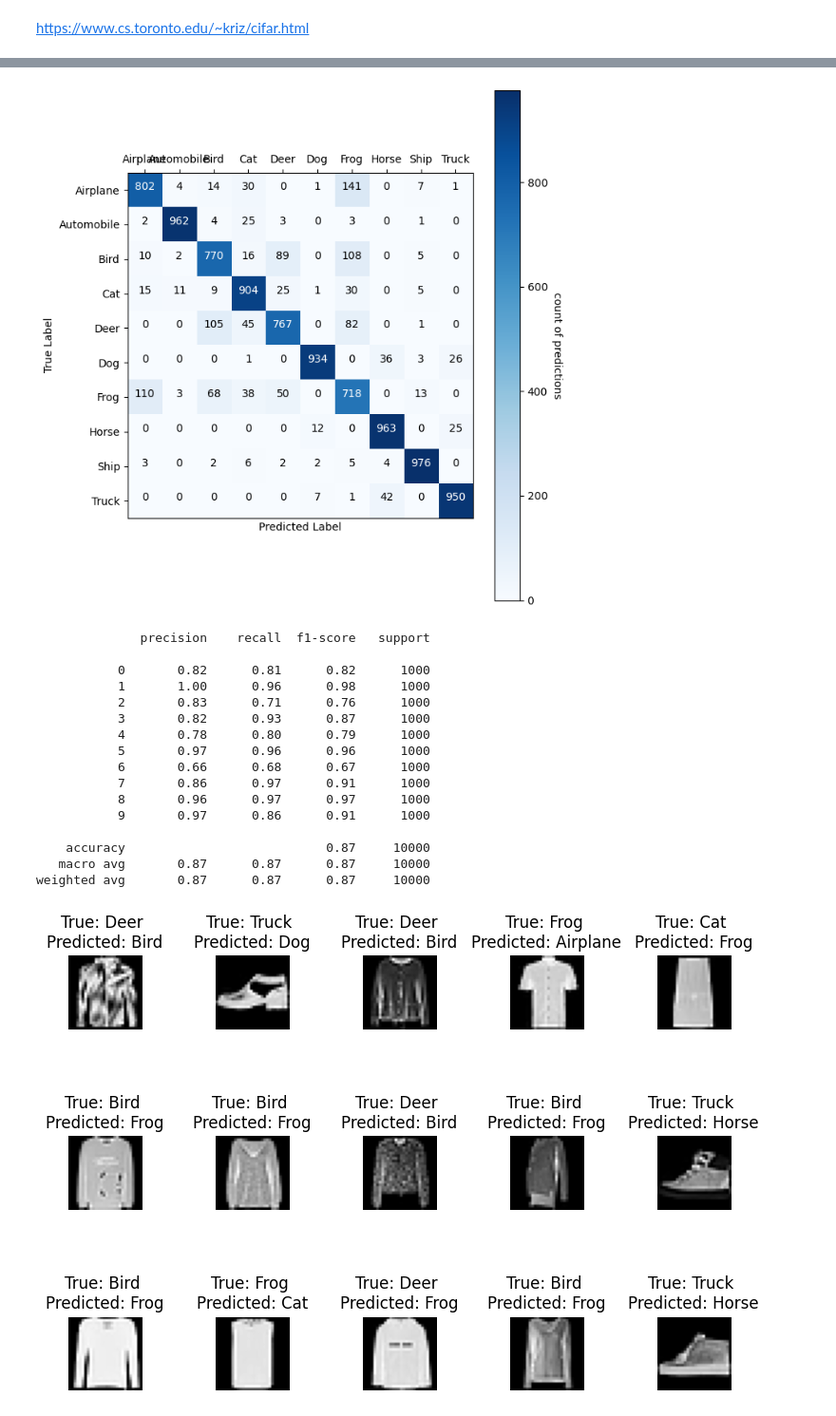
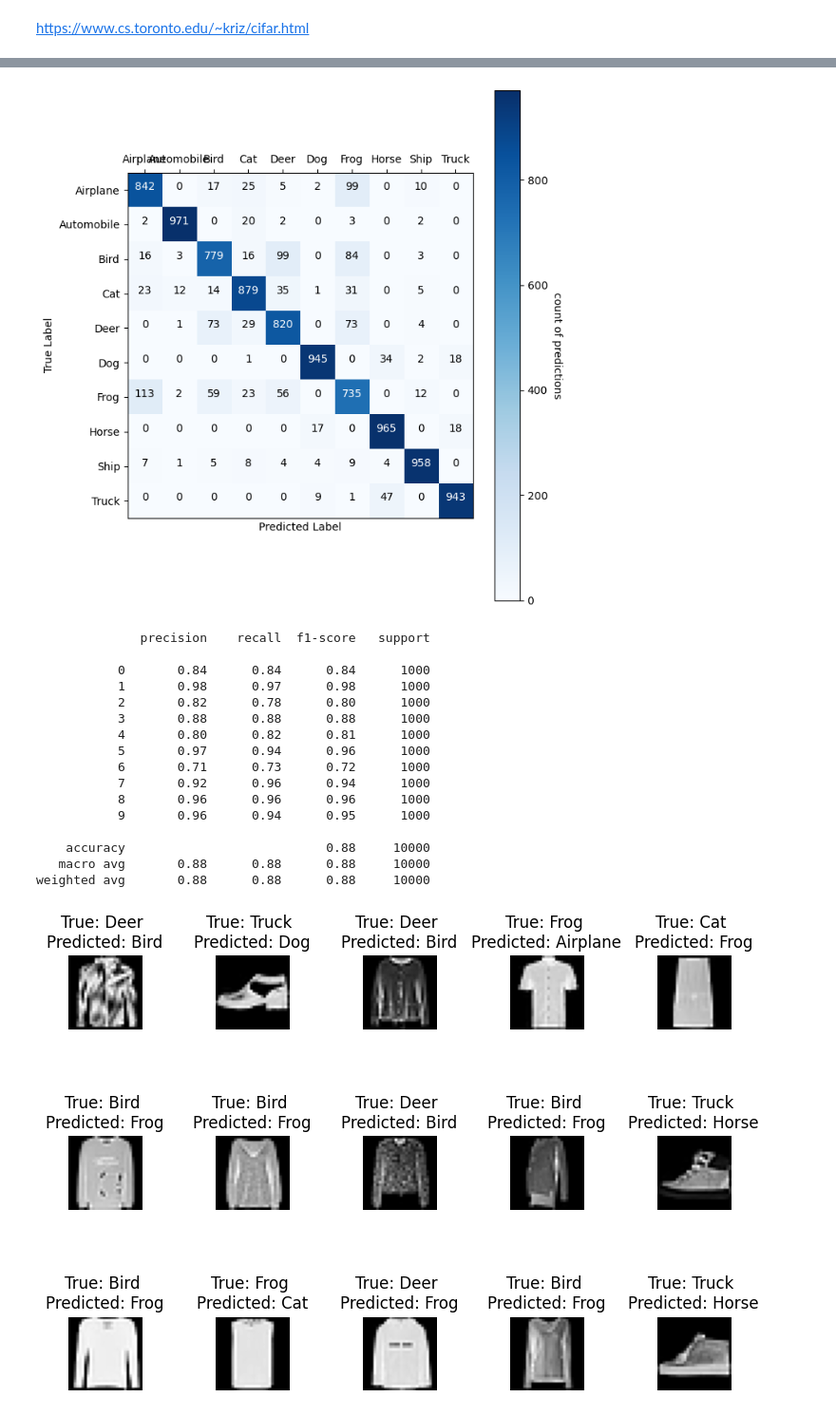
Before and after one commit to meysam-aghili/ANN, a Jupyter notebook: fashion_mnist/fashion_mnist.ipynb, the cells around one changed output, grey strips where cells are left out. Shown at 95% size. Cells and saved outputs as stored; diff of their text form; code cells hidden in the pictures.

```diff
--- a/fashion_mnist/fashion_mnist.ipynb
+++ b/fashion_mnist/fashion_mnist.ipynb
@@ -12,8 +15,8 @@ from sklearn.metrics import confusion_matrix, classification_report
 # %%
 (x_train, y_train), (x_test, y_test) = tf.keras.datasets.fashion_mnist.load_data()
+y_train, y_test = tf.keras.utils.to_categorical(y_train, 10), tf.keras.utils.to_categorical(y_test, 10)
 x_train, x_test = x_train/255 , x_test/255
 x_train, x_val, y_train, y_val = train_test_split(x_train, y_train, test_size=0.15, shuffle=True)
-#y_train = tf.one_hot(y_train.astype(np.int32), depth=10)
 # %%
 # show image
 #img = Image.fromarray(x_train[1], 'RGB')
@@ -34,14 +39,14 @@ y_train.shape
 model = tf.keras.models.Sequential(
     [
         tf.keras.layers.Flatten(input_shape=(28,28)),
-        tf.keras.layers.Dense(60, activation="relu", name="layer1"),
-        tf.keras.layers.Dense(60, activation="relu", name="layer2"),
+        tf.keras.layers.Dense(200, activation="relu", name="layer1"),
+        #tf.keras.layers.Dense(60, activation="relu", name="layer2"),
         tf.keras.layers.Dense(10, activation="softmax", name="output_layer"),
     ]
 )
-model.compile(optimizer="rmsprop", loss="sparse_categorical_crossentropy", metrics=["accuracy"])
+model.compile(optimizer="sgd", loss="categorical_crossentropy", metrics=["accuracy"])
 EarlyStopping_callback = tf.keras.callbacks.EarlyStopping(patience=10, restore_best_weights=True)
 ModelCheckpoint_callback = tf.keras.callbacks.ModelCheckpoint(filepath="checkpoint", save_best_only=True)
 TensorBoard_callback = tf.keras.callbacks.TensorBoard(log_dir="logs")
-model_history = model.fit(x=x_train, y=y_train, epochs=50, batch_size=32, validation_data=(x_val, y_val), callbacks=[EarlyStopping_callback, ModelCheckpoint_callback, TensorBoard_callback])
+model_history = model.fit(x=x_train, y=y_train, epochs=200, batch_size=32, validation_data=(x_val, y_val), callbacks=[EarlyStopping_callback, ModelCheckpoint_callback, TensorBoard_callback])
 # %% [output]
@@ -81,3 +68,32 @@ Epoch 14/50
+# %%
+def create_model(layer_num = 1, neoron_num = 50, optimizer = 'sgd'):
+
+    model = tf.keras.models.Sequential()
+    model.add(tf.keras.layers.Flatten(input_shape=(28,28)))
+    for i in range(layer_num):
+        model.add(tf.keras.layers.Dense(neoron_num, activation="relu", name="layer"+str(i)))
+    model.add(tf.keras.layers.Dense(10, activation="softmax", name="output_layer"))
+    model.compile(optimizer=optimizer, loss="categorical_crossentropy", metrics=["accuracy"])
+
+    return model
+
+start=time()
+model = KerasClassifier(model=create_model, layer_num = None, neoron_num = None, optimizer = None, verbose=1)
+param_grid = {
+    "layer_num" : [1, 2, 3, 4, 5],
+    "neoron_num" : [50, 100, 200],
+    "optimizer" : ['sgd', 'rmsprop', 'adam']
+    #"batch_size" : [10, 20, 30],
+    #"init" : ['glorot_uniform', 'normal', 'uniform']
+}
+
+grid = RandomizedSearchCV(estimator=model, param_distributions=param_grid, verbose=1, )
+grid_result = grid.fit(x_train, y_train, epochs=100, validation_data=(x_val, y_val), callbacks=[tf.keras.callbacks.EarlyStopping(patience=10, restore_best_weights=True)])
+
+print("Best: %f using %s" % (grid_result.best_score_, grid_result.best_params_))
+for mean, stdev, param, mean_fit_time in zip(grid_result.cv_results_['mean_test_score'], grid_result.cv_results_['std_test_score'], grid_result.cv_results_['params'], grid_result.cv_results_['mean_fit_time']):
+    print("%f (%f) , time: %d  with: %r" % (mean, stdev, mean_fit_time/60, param))
+print("total time:",time()-start)
 # %%
 # tensorboard
 %load_ext tensorboard
@@ -98,43 +119,43 @@ utl.plot_model_history(model_history)
 # %%
 labels = ['Airplane', 'Automobile', 'Bird', 'Cat', 'Deer', 'Dog', 'Frog', 'Horse', 'Ship', 'Truck']
 Y_pred_classes = np.argmax(pred, axis=1)
-Y_true = y_test
+Y_true = np.argmax(y_test, axis=1)
 errors = (Y_pred_classes - Y_true != 0)
 Y_pred_classes_errors = Y_pred_classes[errors]
 Y_pred_errors = pred[errors]
 Y_true_errors = Y_true[errors]
 X_test_errors = x_test[errors]
 
 cm = confusion_matrix(Y_true, Y_pred_classes)
 thresh = cm.max() / 2.
 
 fig, ax = plt.subplots(figsize=(7,7))
 im, cbar = utl.heatmap(cm, labels, labels, ax=ax,cmap=plt.cm.Blues, cbarlabel="count of predictions")
 texts = utl.annotate_heatmap(im, data=cm, threshold=thresh)
 
 fig.tight_layout()
 plt.show()
 # %% [output]
-[figure, old version]
+[figure, new version]
 # %%
 print(classification_report(Y_true, Y_pred_classes))
 # %% [output]
               precision    recall  f1-score   support
 
-           0       0.82      0.81      0.82      1000
-           1       1.00      0.96      0.98      1000
-           2       0.83      0.71      0.76      1000
-           3       0.82      0.93      0.87      1000
-           4       0.78      0.80      0.79      1000
-           5       0.97      0.96      0.96      1000
-           6       0.66      0.68      0.67      1000
-           7       0.86      0.97      0.91      1000
-           8       0.96      0.97      0.97      1000
-           9       0.97      0.86      0.91      1000
+           0       0.84      0.84      0.84      1000
+           1       0.98      0.97      0.98      1000
+           2       0.82      0.78      0.80      1000
+           3       0.88      0.88      0.88      1000
+           4       0.80      0.82      0.81      1000
+           5       0.97      0.94      0.96      1000
+           6       0.71      0.73      0.72      1000
+           7       0.92      0.96      0.94      1000
+           8       0.96      0.96      0.96      1000
+           9       0.96      0.94      0.95      1000
 
-    accuracy                           0.87     10000
-   macro avg       0.87      0.87      0.87     10000
-weighted avg       0.87      0.87      0.87     10000
+    accuracy                           0.88     10000
+   macro avg       0.88      0.88      0.88     10000
+weighted avg       0.88      0.88      0.88     10000
 # %%
 utl.error_imshow(Y_true, Y_pred_classes, x_test, labels)
 # %% [output]
```
Also changed, not shown: parts of 9 cells of this notebook, 22 other files.
